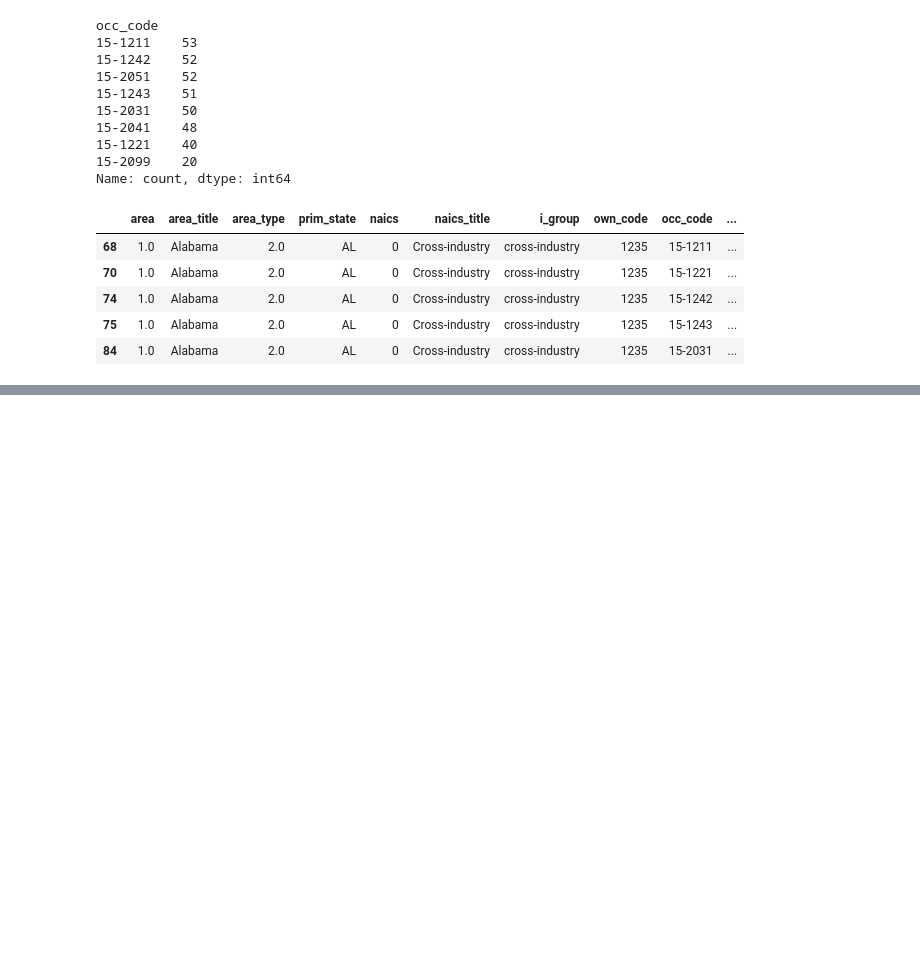
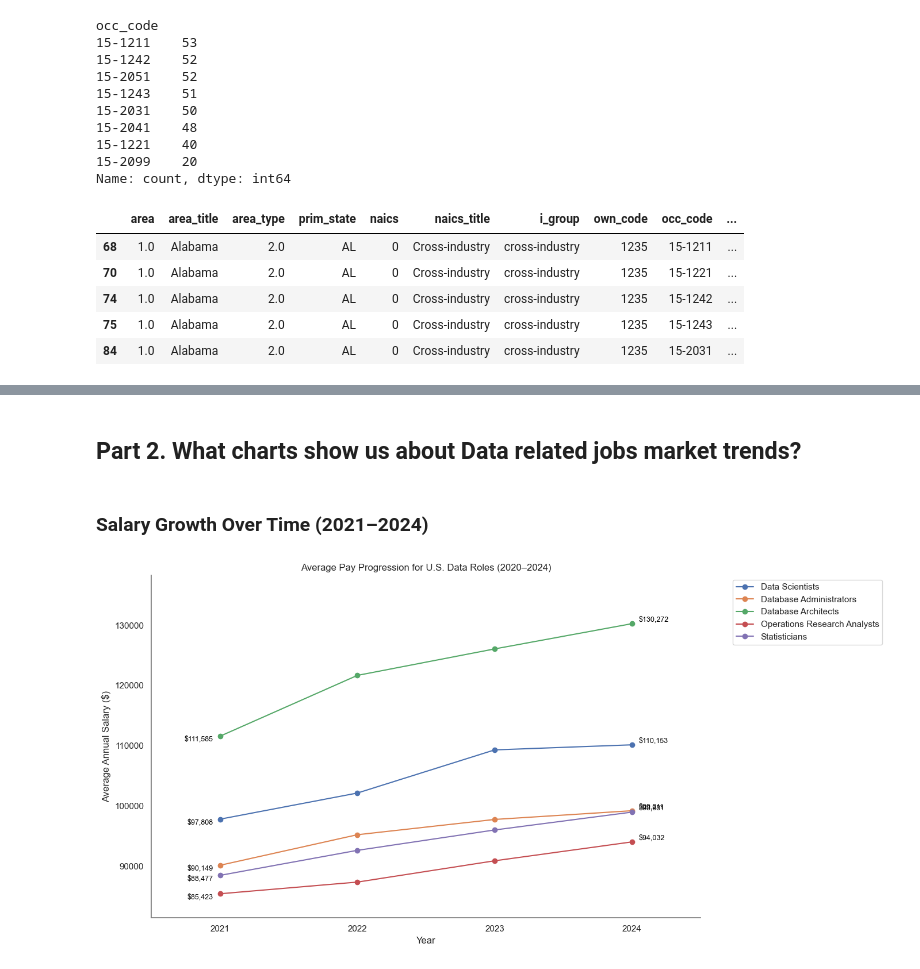
Before and after one commit to farhodibr/CUNY-SPS-MSDS, a Jupyter notebook: DATA608/PROJECT4/data608_project4.ipynb, the cells around one changed output, grey strips where cells are left out. Saved outputs shown, nothing was run; the diff lists cells and outputs as text; code cells hidden in the pictures; blank space fills up the shorter version.

```diff
--- a/DATA608/PROJECT4/data608_project4.ipynb
+++ b/DATA608/PROJECT4/data608_project4.ipynb
@@ -300,3 +311,5 @@ memory usage: 74.9+ KB
 # %%
 data_jobs_merged_df.isna().sum()
+data_jobs_merged_df = data_jobs_merged_df[~data_jobs_merged_df['occ_title'].isin(['Computer Systems Analysts', 'Mathematical Science Occupations, All Other', 'Computer and Information Research Scientists'])]
+data_jobs_merged_df.occ_title.unique()
 # %% [output]
@@ -339,0 +374,6 @@ Name: occ_title, dtype: int64
+# %%
+mean_salaries_melted = mean_salaries.melt(id_vars='occ_title', var_name='year', value_name='salary')
+mean_salaries_melted['year'] = mean_salaries_melted['year'].str.extract('(\d+)$').astype(int)
+mean_salaries_melted['year'] = mean_salaries_melted['year'] + 2000
+mean_salaries_melted  = mean_salaries_melted[mean_salaries_melted['year'] != 2020]
+mean_salaries_melted.head()
@@ -339,0 +437,55 @@ Name: occ_title, dtype: int64
+# %%
+
+mpl.rcParams['axes.spines.top'] = False
+mpl.rcParams['axes.spines.right'] = False
+mpl.rcParams['axes.edgecolor'] = 'grey'
+mpl.rcParams['xtick.color'] = 'grey'
+mpl.rcParams['ytick.color'] = 'grey'
+plt.rcParams['axes.grid'] = False
+sns.set_style("white")
+# %% [markdown]
+## Part 2. What charts show us about Data related jobs market trends?
+# %% [markdown]
+### Salary Growth Over Time (2021–2024)
+# %%
+fig, ax = plt.subplots(figsize=(14, 7))
+
+# --- Plot each job category ---
+for name, group in mean_salaries_melted.groupby('occ_title'):
+    ax.plot(group['year'], group['salary'], marker='o', label=name)
+
+# --- Styling ---
+ax.legend(bbox_to_anchor=(1.05, 1), loc='upper left')
+plt.title('Average Pay Progression for U.S. Data Roles (2020–2024)')
+plt.xlabel('Year')
+plt.ylabel('Average Annual Salary ($)')
+plt.xticks(sorted(mean_salaries_melted['year'].unique().astype(int)))
+ax.spines['top'].set_visible(False)
+ax.spines['right'].set_visible(False)
+ax.spines['left'].set_color('grey')
+ax.spines['bottom'].set_color('grey')
+
+# --- Add salary labels (start and end) ---
+offset = 2000  # vertical offset between labels to avoid overlap
+for occ in mean_salaries_melted['occ_title'].unique():
+    subset = mean_salaries_melted[mean_salaries_melted['occ_title'] == occ]
+    subset = subset.sort_values('year')
+
+    # safely get start and end points
+    if subset.shape[0] > 0:
+        x_start, y_start = subset.iloc[0]['year'], subset.iloc[0]['salary']
+        x_end, y_end = subset.iloc[-1]['year'], subset.iloc[-1]['salary']
+
+        ax.text(x_start - 0.05, y_start - 0.1, f"${y_start:,.0f}",
+                va='top', ha='right', fontsize=9, color='black')
+        ax.text(x_end + 0.05, y_end + 0.1, f"${y_end:,.0f}",
+                va='bottom', ha='left', fontsize=9, color='black')
+
+# --- Add a little padding so labels don't touch axes ---
+plt.xlim(mean_salaries_melted['year'].min() - 0.5, mean_salaries_melted['year'].max() + 0.5)
+plt.ylim(mean_salaries_melted['salary'].min() - 4000, mean_salaries_melted['salary'].max() + 8000)
+
+plt.tight_layout()
+plt.show()
+# %% [output]
+[figure, added]
```
Also changed, not shown: parts of 31 cells of this notebook, 1 other file.
